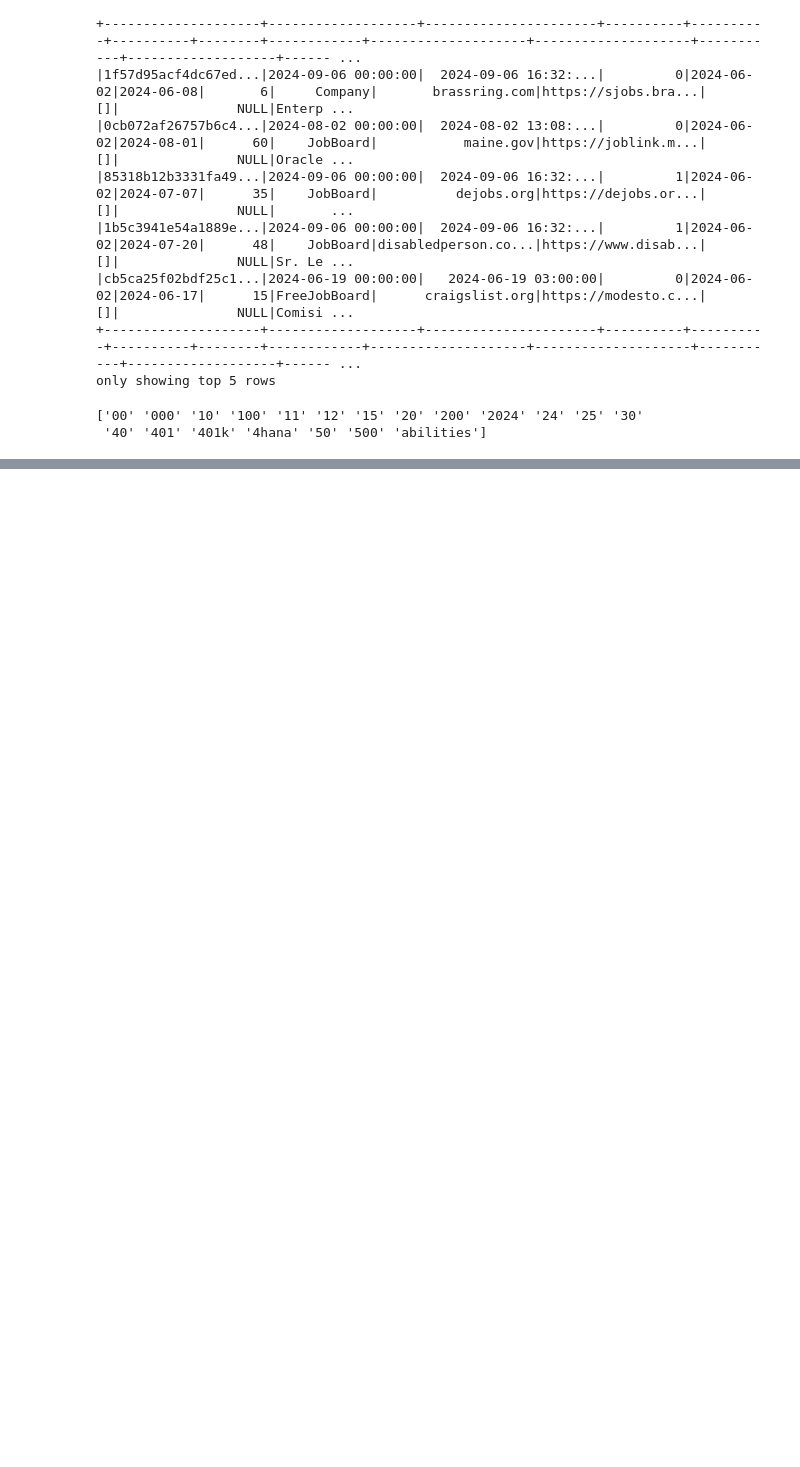
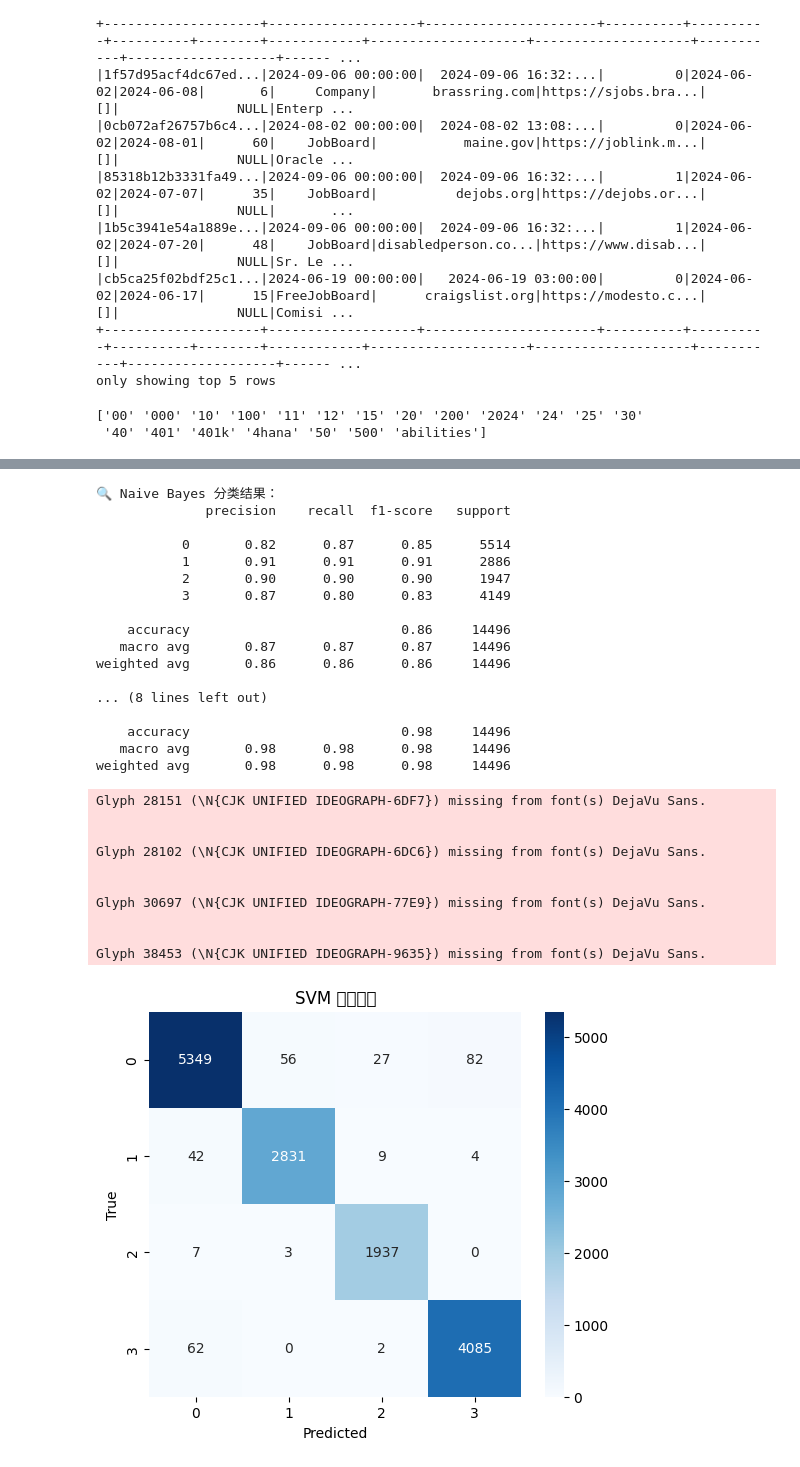
Before and after one commit to CYXNBNBNB/ad688-employability-sp25A1-group6, a Jupyter notebook: nlp_methods.ipynb, the cells around one changed output, grey strips where cells are left out. Drawn from its saved outputs; the diff is of its cells as text; code cells hidden in the pictures; blank space fills up the shorter version.

```diff
--- a/nlp_methods.ipynb
+++ b/nlp_methods.ipynb
@@ -104,0 +103,68 @@ fig.show()
+# %%
+from sklearn.model_selection import train_test_split
+from sklearn.naive_bayes import MultinomialNB
+from sklearn.svm import LinearSVC
+from sklearn.metrics import classification_report, confusion_matrix
+import seaborn as sns
+
+# 使用 cluster 作为分类目标
+y = body_df["cluster"]
+
+# 拆分训练集和测试集
+X_train, X_test, y_train, y_test = train_test_split(X_tfidf, y, test_size=0.2, random_state=42)
+
+# 1️⃣ 训练 Naive Bayes 分类器
+nb_model = MultinomialNB()
+nb_model.fit(X_train, y_train)
+y_pred_nb = nb_model.predict(X_test)
+
+# 2️⃣ 训练 SVM 分类器
+svm_model = LinearSVC()
+svm_model.fit(X_train, y_train)
+y_pred_svm = svm_model.predict(X_test)
+
+# 评估：Naive Bayes
+print("\n🔍 Naive Bayes 分类结果：")
+print(classification_report(y_test, y_pred_nb))
+
+# 评估：SVM
+print("\n🔍 SVM 分类结果：")
+print(classification_report(y_test, y_pred_svm))
+
+# 混淆矩阵（SVM）
+cm = confusion_matrix(y_test, y_pred_svm)
+plt.figure(figsize=(6, 5))
+sns.heatmap(cm, annot=True, fmt='d', cmap='Blues', xticklabels=range(k), yticklabels=range(k))
+plt.xlabel("Predicted")
+plt.ylabel("True")
+plt.title("SVM 混淆矩阵")
+plt.show()
+# %% [output]
+🔍 Naive Bayes 分类结果：
+              precision    recall  f1-score   support
+
+           0       0.82      0.87      0.85      5514
+           1       0.91      0.91      0.91      2886
+           2       0.90      0.90      0.90      1947
+           3       0.87      0.80      0.83      4149
+
+    accuracy                           0.86     14496
+   macro avg       0.87      0.87      0.87     14496
+weighted avg       0.86      0.86      0.86     14496
+
+... (8 lines left out)
+
+    accuracy                           0.98     14496
+   macro avg       0.98      0.98      0.98     14496
+weighted avg       0.98      0.98      0.98     14496
+Glyph 28151 (\N{CJK UNIFIED IDEOGRAPH-6DF7}) missing from font(s) DejaVu Sans.
+
+
+Glyph 28102 (\N{CJK UNIFIED IDEOGRAPH-6DC6}) missing from font(s) DejaVu Sans.
+
+
+Glyph 30697 (\N{CJK UNIFIED IDEOGRAPH-77E9}) missing from font(s) DejaVu Sans.
+
+
+Glyph 38453 (\N{CJK UNIFIED IDEOGRAPH-9635}) missing from font(s) DejaVu Sans.
+[figure, added]
```
Also changed, not shown: parts of 2 cells of this notebook.
